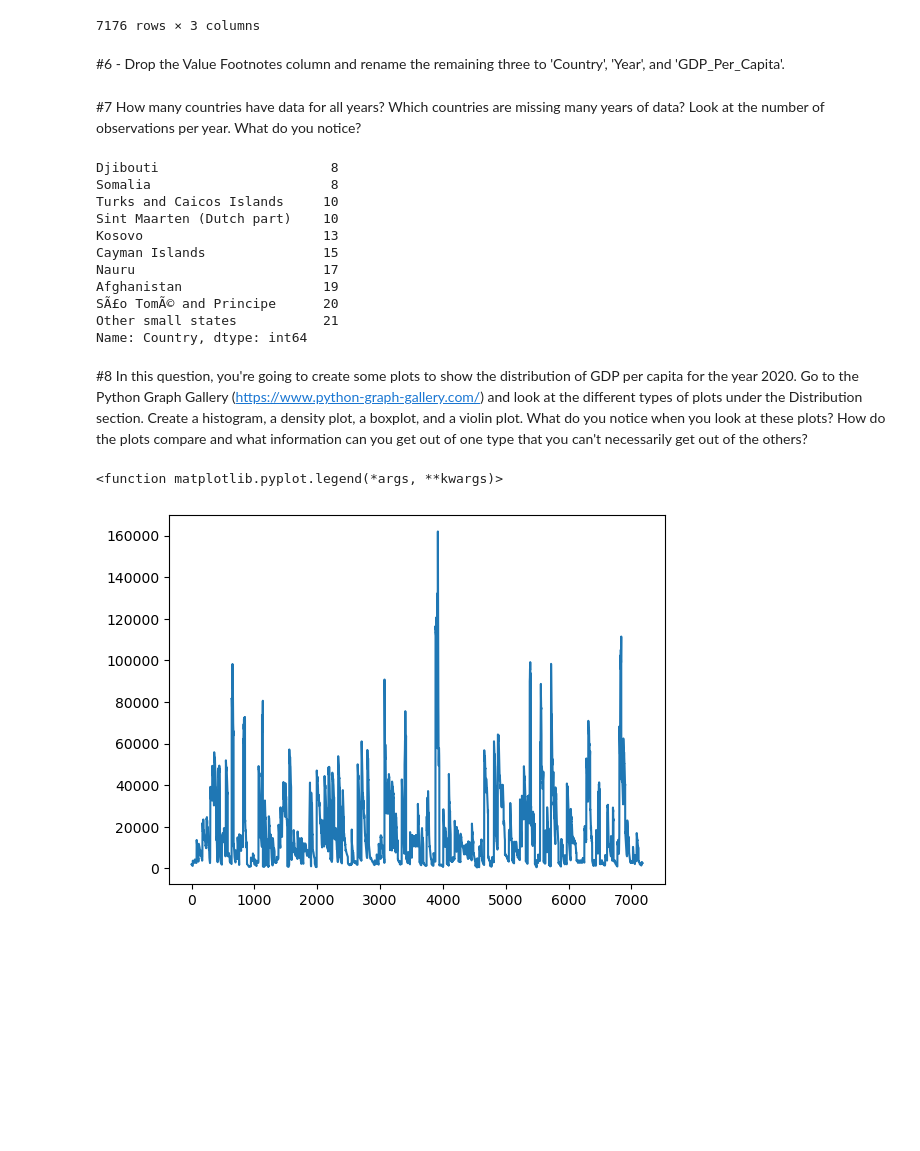
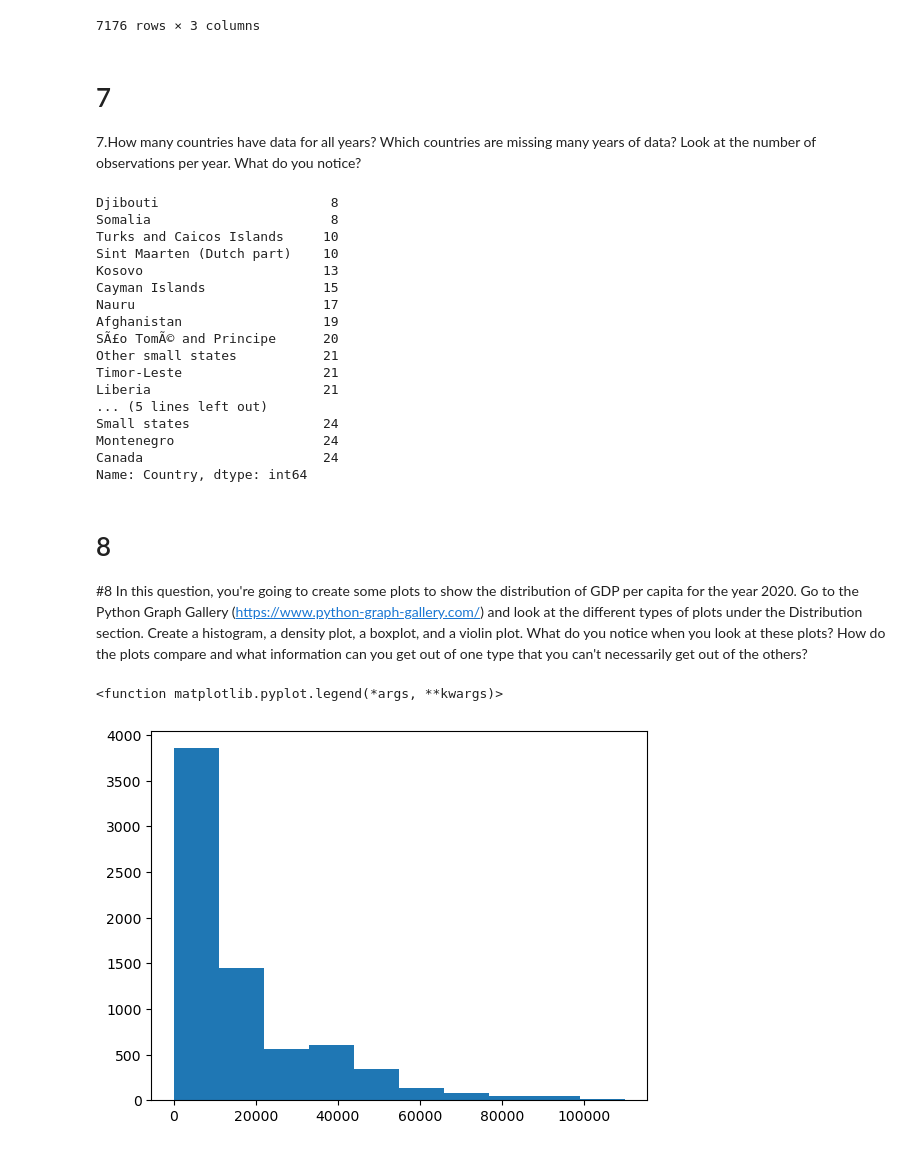
Before and after one commit to alexsacaquirin/UNDATA-PYTHON, a Jupyter notebook: notebooks/UNdata_Project.ipynb, the cells around one changed output. Drawn from its saved outputs; the diff is of its cells as text; code cells hidden in the pictures; blank space fills up the shorter version.

```diff
--- a/notebooks/UNdata_Project.ipynb
+++ b/notebooks/UNdata_Project.ipynb
@@ -12,3 +29,7 @@ gdp_df = pd.read_csv('..\data\gdp_percapita.csv')
+# %%
+gdp_df=gdp_df.drop(columns=['Value Footnotes'])
+# %%
+gdp_df=gdp_df.rename(columns={"Country or Area" : "Country", "Year" : "Year", "Value" : "GDP_Per_Capita"})
 # %%
 gdp_df
 # %% [output]
@@ -25,7 +46,6 @@ gdp_df
 | 7174 | Zimbabwe | 1991 | 2733.696626 |
 | 7175 | Zimbabwe | 1990 | 2652.129209 |
 7176 rows × 3 columns
-# %% [markdown]
-#6 - Drop the Value Footnotes column and rename the remaining three to 'Country', 'Year', and 'GDP_Per_Capita'.
 # %% [markdown]
-#7 How many countries have data for all years? Which countries are missing many years of data? Look at the number of observations per year. What do you notice?
+# 7
+7.How many countries have data for all years? Which countries are missing many years of data? Look at the number of observations per year. What do you notice?
@@ -36,5 +52,5 @@ gdp_df.rename(column={'Country or Area':'Country','Value':'GDP_Per_Capita'})
 # %%
-gdp_df['Country'].value_counts().sort_values().head(10)
+gdp_df['Country'].value_counts().sort_values().head(20)
 # %% [output]
 Djibouti                      8
 Somalia                       8
@@ -46,16 +62,21 @@ Nauru                        17
 Afghanistan                  19
 SÃ£o TomÃ© and Principe      20
 Other small states           21
+Timor-Leste                  21
+Liberia                      21
+... (5 lines left out)
+Small states                 24
+Montenegro                   24
+Canada                       24
 Name: Country, dtype: int64
 # %% [markdown]
-
-
+# 8
 
 
 #8 In this question, you're going to create some plots to show the distribution of GDP per capita for the year 2020. Go to the Python Graph Gallery (https://www.python-graph-gallery.com/) and look at the different types of plots under the Distribution section. Create a histogram, a density plot, a boxplot, and a violin plot. What do you notice when you look at these plots? How do the plots compare and what information can you get out of one type that you can't necessarily get out of the others?
 # %%
-plt.plot(gdp_df.GDP_Per_Capita,label="2020")
+plt.hist(gdp_df.GDP_Per_Capita,label="2020",range=(0, 110000))
 plt.legend
 # %% [output]
 <function matplotlib.pyplot.legend(*args, **kwargs)>
-[figure, old version]
+[figure, new version]
```
Also changed, not shown: parts of 23 cells of this notebook.
